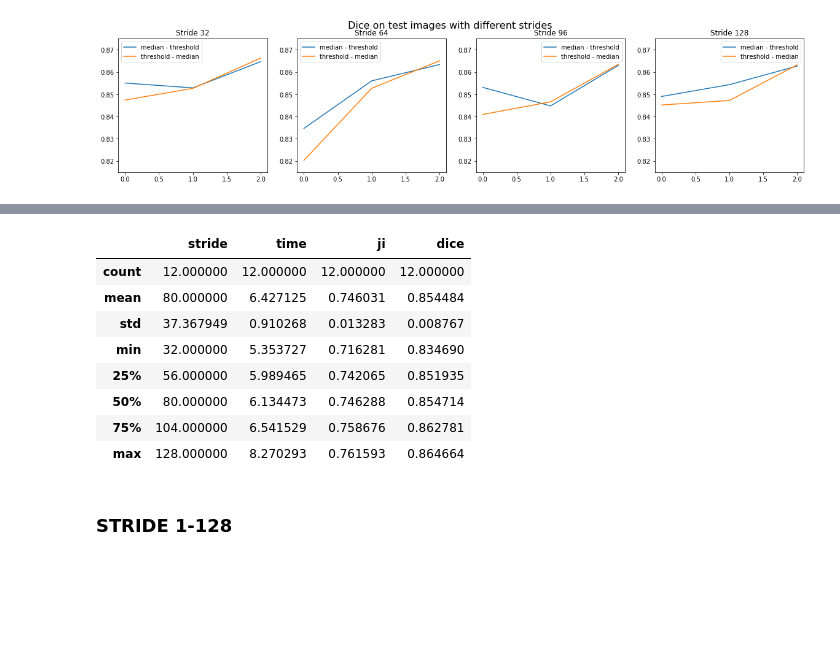
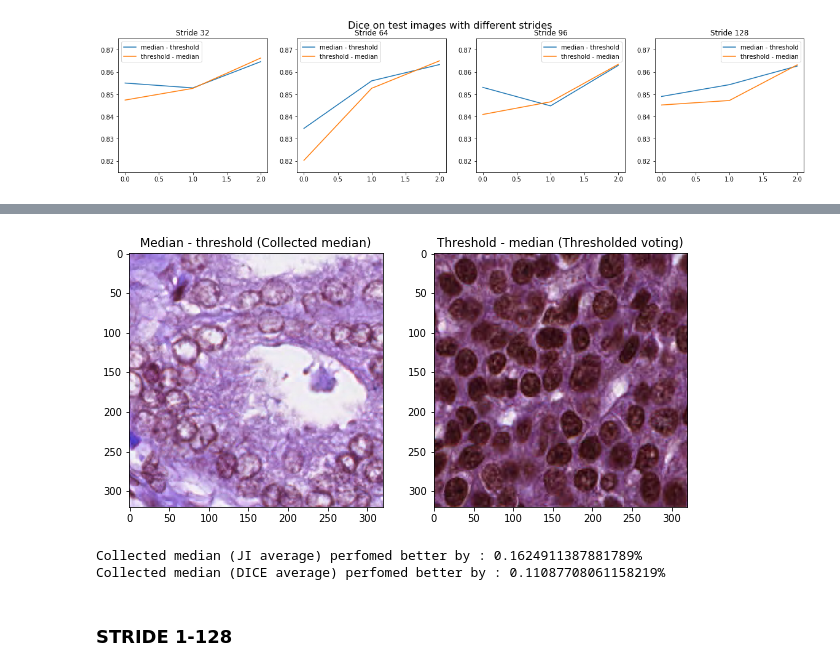
Before and after one commit to trnal/dp3-python-shared, a Jupyter notebook: visualizations/collecting_output_2.ipynb, the cells around one changed output, grey strips where cells are left out. Drawn from its saved outputs; the diff is of its cells as text; code cells hidden in the pictures; blank space fills up the shorter version.

```diff
--- a/visualizations/collecting_output_2.ipynb
+++ b/visualizations/collecting_output_2.ipynb
@@ -225,15 +243,25 @@ results.describe()
-# %%
-results_median.describe()
-# %% [output]
-|  | stride | time | ji | dice |
-| count | 12.000000 | 12.000000 | 12.000000 | 12.000000 |
-| mean | 80.000000 | 6.427125 | 0.746031 | 0.854484 |
-| std | 37.367949 | 0.910268 | 0.013283 | 0.008767 |
-| min | 32.000000 | 5.353727 | 0.716281 | 0.834690 |
-| 25% | 56.000000 | 5.989465 | 0.742065 | 0.851935 |
-| 50% | 80.000000 | 6.134473 | 0.746288 | 0.854714 |
-| 75% | 104.000000 | 6.541529 | 0.758676 | 0.862781 |
-| max | 128.000000 | 8.270293 | 0.761593 | 0.864664 |
+# %%
+test_img_names = [f for f in os.listdir(TEST_IMG_PATH) if f.endswith('.tif')]
+
+fig = plt.figure(figsize=(10,5))
+
+img = cv2.imread(TEST_IMG_PATH + test_img_names[0])[:320, :320, :]
+ax = fig.add_subplot(1, 2, 1)
+plt.imshow(img)
+ax.title.set_text('Median - threshold (Collected median)')
+
+img = cv2.imread(TEST_IMG_PATH + test_img_names[2])[:320, :320, :]
+ax = fig.add_subplot(1, 2, 2)
+plt.imshow(img)
+ax.title.set_text('Threshold - median (Thresholded voting)')
+# %% [output]
+[figure, added]
+# %%
+print('Collected median (JI average) perfomed better by : ' + str((results_median['ji'].mean() - results['ji'].mean())*100) + '%')
+print('Collected median (DICE average) perfomed better by : ' + str((results_median['dice'].mean() - results['dice'].mean())*100) + '%')
+# %% [output]
+Collected median (JI average) perfomed better by : 0.1624911387881789%
+Collected median (DICE average) perfomed better by : 0.11087708061158219%
 # %% [markdown]
 ### STRIDE 1-128
 # %% [markdown]
```
Also changed, not shown: parts of 8 cells of this notebook, 2 other files.
